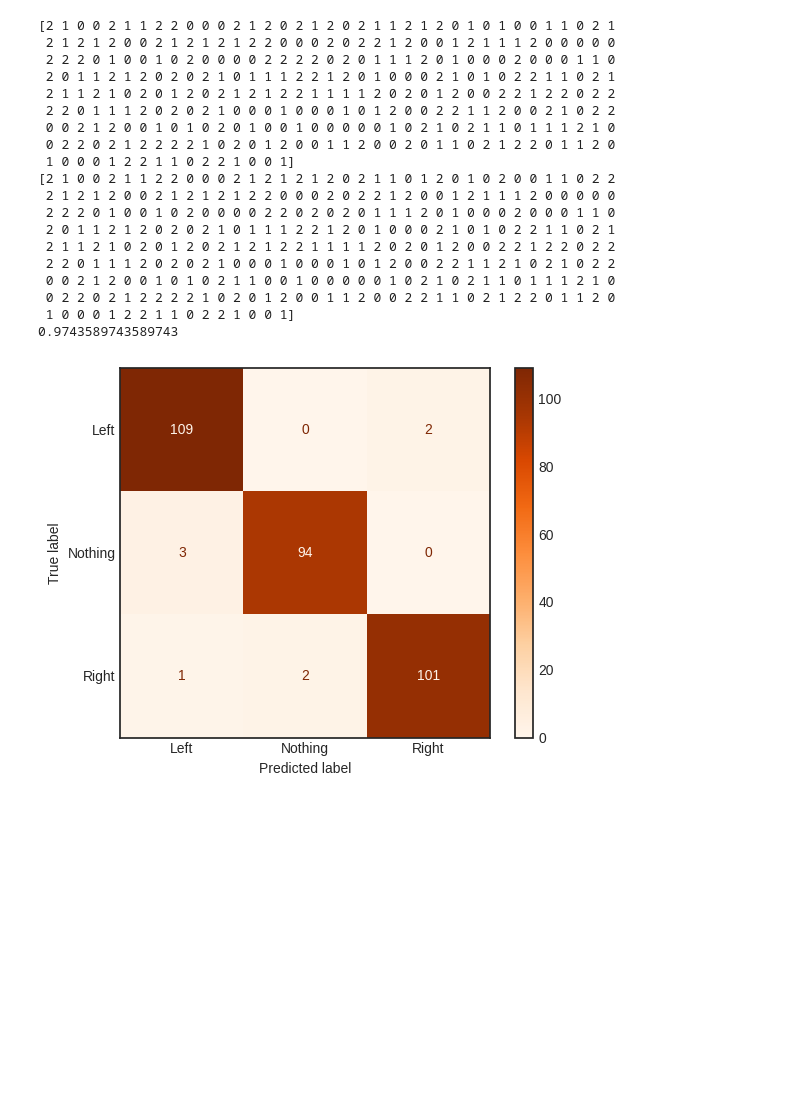
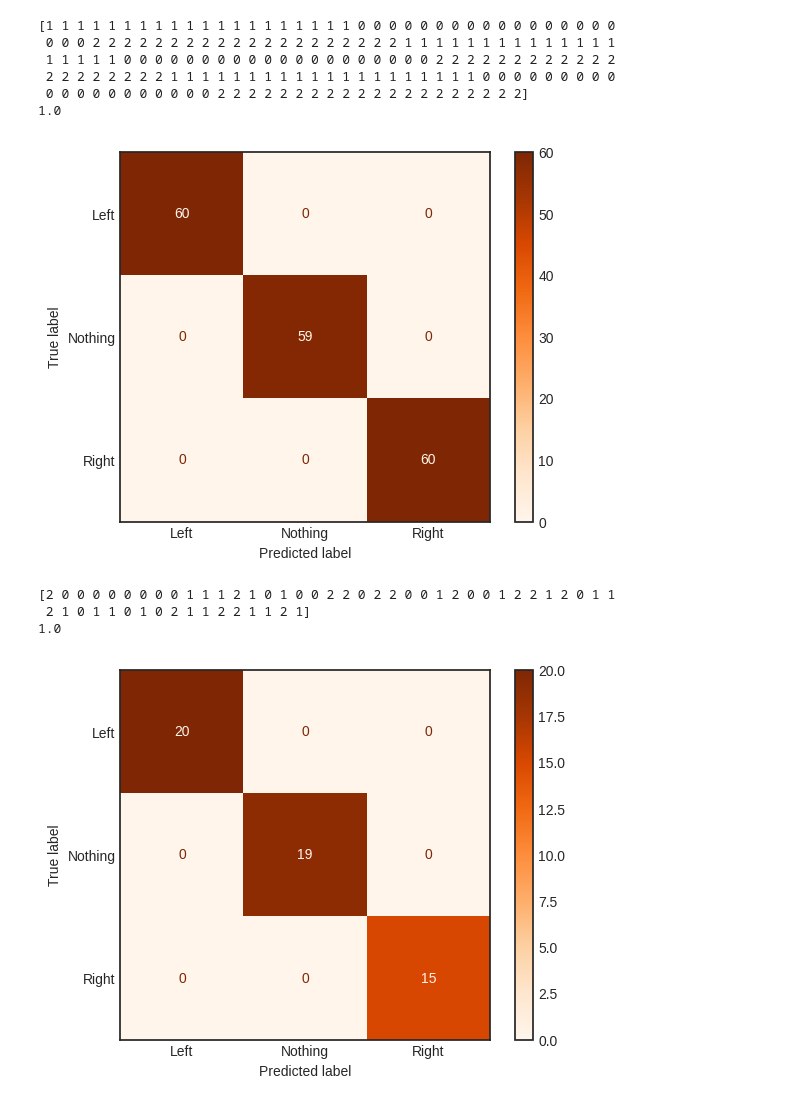
Before and after one commit to Stelath/neuro-nav, a Jupyter notebook: decision_tree_testing.ipynb, the cells around one changed output. Cells and saved outputs as stored; diff of their text form; code cells hidden in the pictures; blank space fills up the shorter version.

```diff
--- a/decision_tree_testing.ipynb
+++ b/decision_tree_testing.ipynb
@@ -134,10 +158,30 @@ model = tree.DecisionTreeClassifier()
 model = model.fit(inputs_train, targets_train)
 # %%
 plt.style.use('seaborn-v0_8-white')
+# %%
+predictions = model.predict(inputs)
+
+print(predictions)
+
+accuracy = metrics.accuracy_score(targets, model.predict(inputs))
+print(accuracy)
+
+cm = metrics.confusion_matrix(targets, model.predict(inputs))
+disp = metrics.ConfusionMatrixDisplay(confusion_matrix=cm, display_labels=['Left', 'Nothing', 'Right'])
+disp.plot(cmap=plt.cm.Oranges)
+plt.show()
+# %% [output]
+[1 1 1 1 1 1 1 1 1 1 1 1 1 1 1 1 1 1 1 1 0 0 0 0 0 0 0 0 0 0 0 0 0 0 0 0 0
+ 0 0 0 2 2 2 2 2 2 2 2 2 2 2 2 2 2 2 2 2 2 2 2 1 1 1 1 1 1 1 1 1 1 1 1 1 1
+ 1 1 1 1 1 0 0 0 0 0 0 0 0 0 0 0 0 0 0 0 0 0 0 0 0 2 2 2 2 2 2 2 2 2 2 2 2
+ 2 2 2 2 2 2 2 2 1 1 1 1 1 1 1 1 1 1 1 1 1 1 1 1 1 1 1 1 0 0 0 0 0 0 0 0 0
+ 0 0 0 0 0 0 0 0 0 0 0 2 2 2 2 2 2 2 2 2 2 2 2 2 2 2 2 2 2 2 2]
+1.0
+[figure, added]
 # %%
 predictions = model.predict(inputs_valid)
+
 print(predictions)
-print(targets_valid)
 
 accuracy = metrics.accuracy_score(targets_valid, model.predict(inputs_valid))
 print(accuracy)
@@ -147,26 +191,10 @@ disp = metrics.ConfusionMatrixDisplay(confusion_matrix=cm, display_labels=['Left
 disp.plot(cmap=plt.cm.Oranges)
 plt.show()
 # %% [output]
-[2 1 0 0 2 1 1 2 2 0 0 0 2 1 2 0 2 1 2 0 2 1 1 2 1 2 0 1 0 1 0 0 1 1 0 2 1
- 2 1 2 1 2 0 0 2 1 2 1 2 1 2 2 0 0 0 2 0 2 2 1 2 0 0 1 2 1 1 1 2 0 0 0 0 0
- 2 2 2 0 1 0 0 1 0 2 0 0 0 0 2 2 2 2 0 2 0 1 1 1 2 0 1 0 0 0 2 0 0 0 1 1 0
- 2 0 1 1 2 1 2 0 2 0 2 1 0 1 1 1 2 2 1 2 0 1 0 0 0 2 1 0 1 0 2 2 1 1 0 2 1
- 2 1 1 2 1 0 2 0 1 2 0 2 1 2 1 2 2 1 1 1 1 2 0 2 0 1 2 0 0 2 2 1 2 2 0 2 2
- 2 2 0 1 1 1 2 0 2 0 2 1 0 0 0 1 0 0 0 1 0 1 2 0 0 2 2 1 1 2 0 0 2 1 0 2 2
- 0 0 2 1 2 0 0 1 0 1 0 2 0 1 0 0 1 0 0 0 0 0 1 0 2 1 0 2 1 1 0 1 1 1 2 1 0
- 0 2 2 0 2 1 2 2 2 2 1 0 2 0 1 2 0 0 1 1 2 0 0 2 0 1 1 0 2 1 2 2 0 1 1 2 0
- 1 0 0 0 1 2 2 1 1 0 2 2 1 0 0 1]
-[2 1 0 0 2 1 1 2 2 0 0 0 2 1 2 1 2 1 2 0 2 1 1 0 1 2 0 1 0 2 0 0 1 1 0 2 2
- 2 1 2 1 2 0 0 2 1 2 1 2 1 2 2 0 0 0 2 0 2 2 1 2 0 0 1 2 1 1 1 2 0 0 0 0 0
- 2 2 2 0 1 0 0 1 0 2 0 0 0 0 2 2 0 2 0 2 0 1 1 1 2 0 1 0 0 0 2 0 0 0 1 1 0
- 2 0 1 1 2 1 2 0 2 0 2 1 0 1 1 1 2 2 1 2 0 1 0 0 0 2 1 0 1 0 2 2 1 1 0 2 1
- 2 1 1 2 1 0 2 0 1 2 0 2 1 2 1 2 2 1 1 1 1 2 0 2 0 1 2 0 0 2 2 1 2 2 0 2 2
- 2 2 0 1 1 1 2 0 2 0 2 1 0 0 0 1 0 0 0 1 0 1 2 0 0 2 2 1 1 2 1 0 2 1 0 2 2
- 0 0 2 1 2 0 0 1 0 1 0 2 1 1 0 0 1 0 0 0 0 0 1 0 2 1 0 2 1 1 0 1 1 1 2 1 0
- 0 2 2 0 2 1 2 2 2 2 1 0 2 0 1 2 0 0 1 1 2 0 0 2 2 1 1 0 2 1 2 2 0 1 1 2 0
- 1 0 0 0 1 2 2 1 1 0 2 2 1 0 0 1]
-0.9743589743589743
+[2 0 0 0 0 0 0 0 0 1 1 1 2 1 0 1 0 0 2 2 0 2 2 0 0 1 2 0 0 1 2 2 1 2 0 1 1
+ 2 1 0 1 1 0 1 0 2 1 1 2 2 1 1 2 1]
+1.0
-[figure, old version]
+[figure, new version]
 # %%
 tree.plot_tree(model)
 # %% [output]
```
Also changed, not shown: parts of 13 cells of this notebook, 4 other files.
